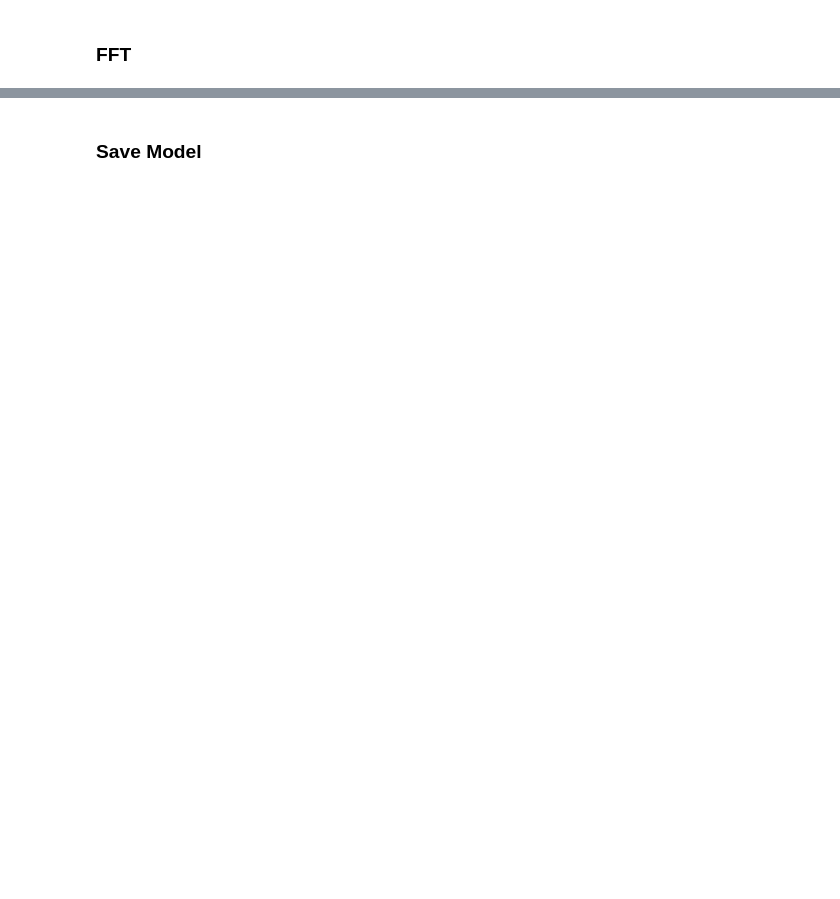
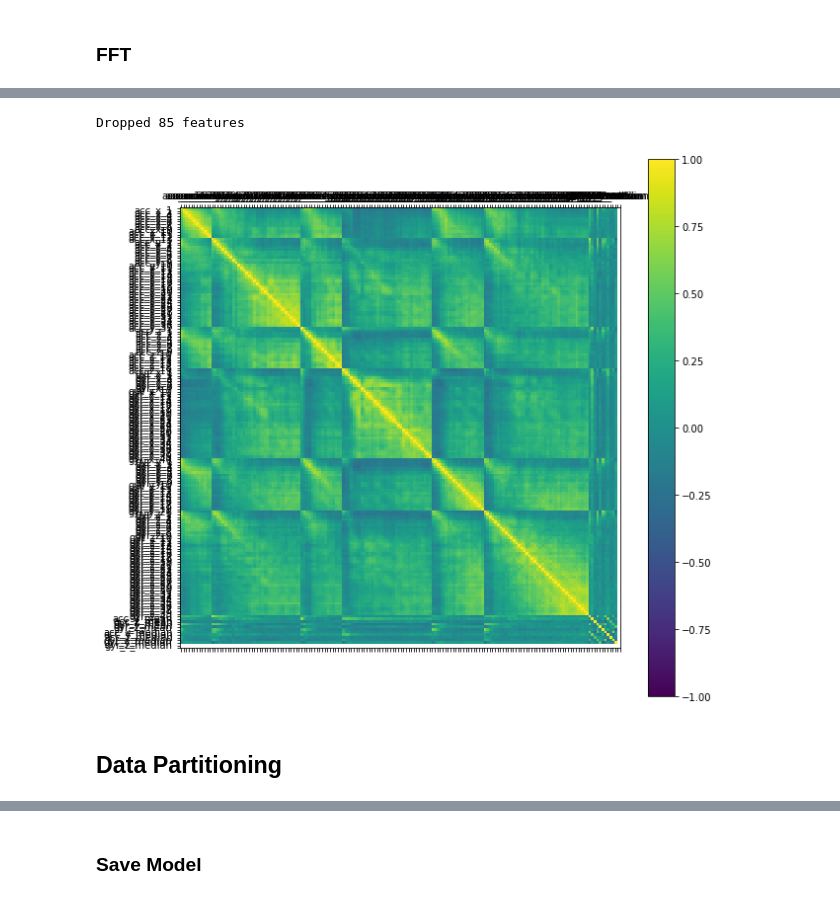
Before and after one commit to Appyx/Airbender-ML-Experimental, a Jupyter notebook: main.ipynb, the cells around one changed output, grey strips where cells are left out. Drawn from its saved outputs; the diff is of its cells as text; code cells hidden in the pictures; blank space fills up the shorter version.

```diff
--- a/main.ipynb
+++ b/main.ipynb
@@ -69,0 +147,32 @@ plt.grid(True)
+# %%
+### drop features
+# Select upper triangle of correlation matrix
+upper = correlations.where(np.triu(np.ones(correlations.shape), k=1).astype(np.bool))
+
+# Find index of feature columns with correlation greater than 0.9
+to_drop = [column for column in upper.columns if any(upper[column] > 0.9)]
+
+# Drop features
+original_length = len(features.iloc[0])
+features = features.drop(to_drop, axis=1)
+print("Dropped {:.0f} features".format(original_length - len(features.iloc[0])))
+# %% [output]
+Dropped 85 features
+# %%
+correlations = features.iloc[:, 2:].corr()
+
+# plot correlation matrix
+fig = plt.figure(figsize=(10,10))
+ax = fig.add_subplot(111)
+cax = ax.matshow(correlations, vmin=-1, vmax=1)
+fig.colorbar(cax)
+ticks = np.arange(0,len(features.iloc[0]),1)
+ax.set_xticks(ticks)
+ax.set_yticks(ticks)
+ax.set_xticklabels(features.iloc[:, 2:].columns)
+ax.set_yticklabels(features.iloc[:, 2:].columns)
+plt.show()
+# %% [output]
+[figure, added]
+# %% [markdown]
+## Data Partitioning
```
Also changed, not shown: parts of 43 cells of this notebook.
